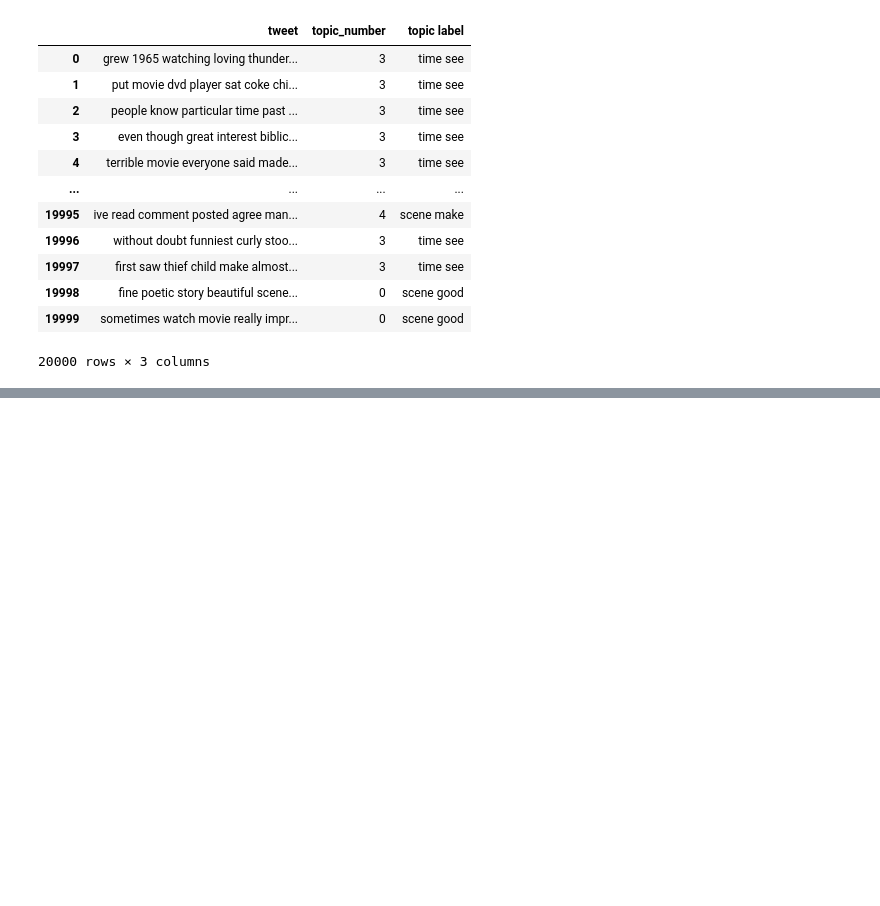
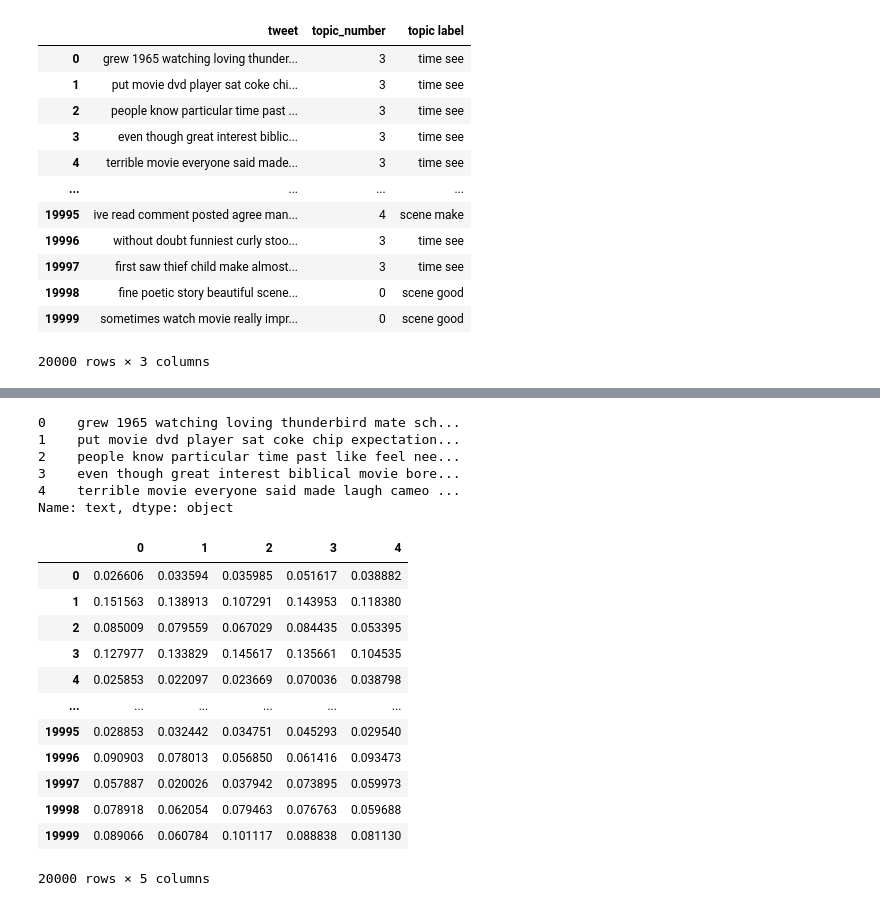
Before and after one commit to muftialroaz/movies-sentiment-analysis, a Jupyter notebook: ATE_ACD.ipynb, the cells around one changed output, grey strips where cells are left out. Drawn from its saved outputs; the diff is of its cells as text; code cells hidden in the pictures; blank space fills up the shorter version.

Commit message:
refactor: comparison between using topic distribution and cosine

```diff
--- a/ATE_ACD.ipynb
+++ b/ATE_ACD.ipynb
@@ -413,0 +427,44 @@ draft_result
+# %%
+preprocess_df['text'].head()
+# %% [output]
+0    grew 1965 watching loving thunderbird mate sch...
+1    put movie dvd player sat coke chip expectation...
+2    people know particular time past like feel nee...
+3    even though great interest biblical movie bore...
+4    terrible movie everyone said made laugh cameo ...
+Name: text, dtype: object
+# %%
+import pandas as pd
+from sklearn.feature_extraction.text import TfidfVectorizer
+from sklearn.metrics.pairwise import cosine_similarity
+
+# Function to calculate cosine similarity
+def calculate_cosine_similarity(tfidf_matrix, topic_vector):
+    return cosine_similarity(tfidf_matrix, topic_vector)
+
+# Vectorize the terms using TfidfVectorizer
+vectorizer = TfidfVectorizer()
+tweet_tfidf_matrix = vectorizer.fit_transform(preprocess_df['text'])
+topic_key_tfidf_matrix = vectorizer.transform(df_single_aspect['Keywords'])
+
+# Calculate cosine similarity for each review and topic
+similaritiy_tweet_keyword = calculate_cosine_similarity(tweet_tfidf_matrix, topic_key_tfidf_matrix)
+# %%
+# Create a DataFrame to store the similarities
+similaritiy_tweet_keyword_df = pd.DataFrame(similaritiy_tweet_keyword)
+
+similaritiy_tweet_keyword_df
+# %% [output]
+|  | 0 | 1 | 2 | 3 | 4 |
+| 0 | 0.026606 | 0.033594 | 0.035985 | 0.051617 | 0.038882 |
+| 1 | 0.151563 | 0.138913 | 0.107291 | 0.143953 | 0.118380 |
+| 2 | 0.085009 | 0.079559 | 0.067029 | 0.084435 | 0.053395 |
+| 3 | 0.127977 | 0.133829 | 0.145617 | 0.135661 | 0.104535 |
+| 4 | 0.025853 | 0.022097 | 0.023669 | 0.070036 | 0.038798 |
+| ... | ... | ... | ... | ... | ... |
+| 19995 | 0.028853 | 0.032442 | 0.034751 | 0.045293 | 0.029540 |
+| 19996 | 0.090903 | 0.078013 | 0.056850 | 0.061416 | 0.093473 |
+| 19997 | 0.057887 | 0.020026 | 0.037942 | 0.073895 | 0.059973 |
+| 19998 | 0.078918 | 0.062054 | 0.079463 | 0.076763 | 0.059688 |
+| 19999 | 0.089066 | 0.060784 | 0.101117 | 0.088838 | 0.081130 |
+20000 rows × 5 columns
```
Also changed, not shown: parts of 9 cells of this notebook.
